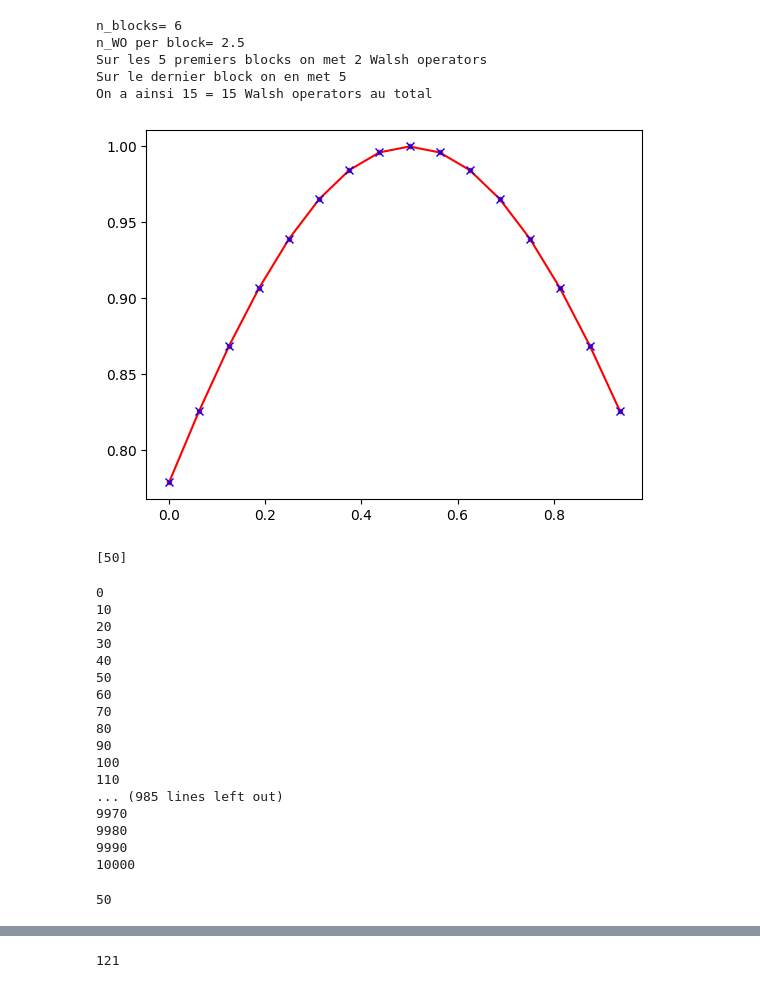
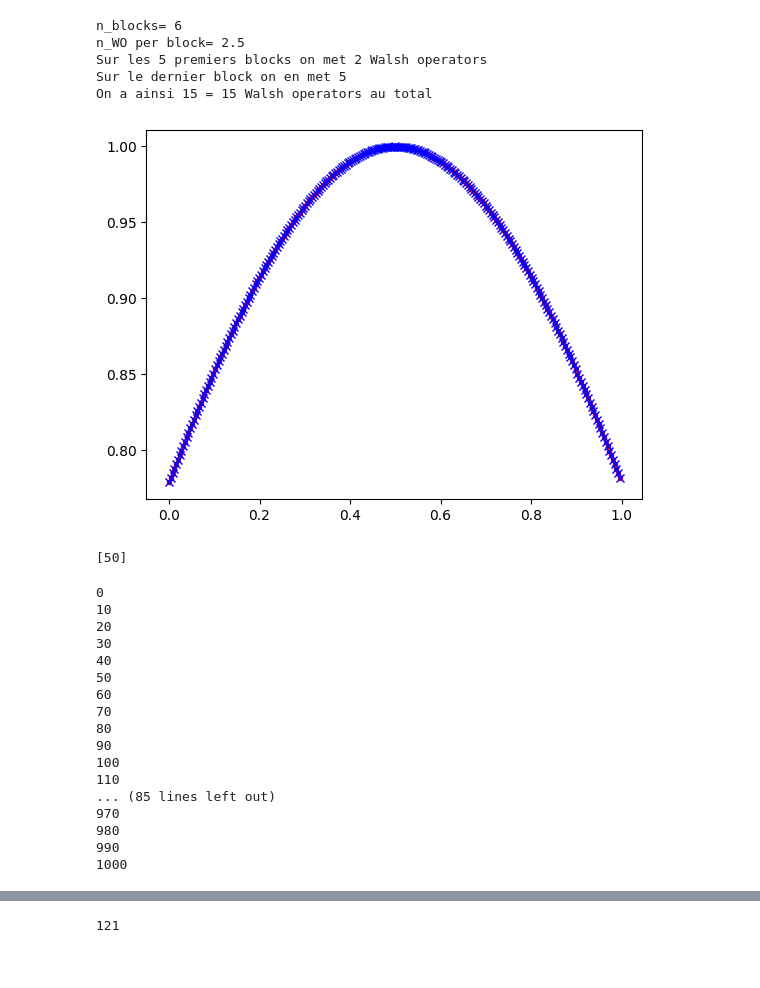
Before and after one commit to ugo-nzongani/Adjustable-depth-quantum-circuit-for-diagonal-unitary-and-QSP, a Jupyter notebook: 2024.ipynb, the cells around one changed output, grey strips where cells are left out. Saved outputs shown, nothing was run; the diff lists cells and outputs as text; code cells hidden in the pictures.

```diff
--- a/2024.ipynb
+++ b/2024.ipynb
@@ -796,4 +796,27 @@ diag.decompose(reps=2).draw('mpl',style='iqx')
 [figure]
 # %% [markdown]
 ## Grey code
+# %%
+def list_walsh_operators(n,f,walsh_coeffs):
+    l = []
+    for k in range(2**n):
+        q = QuantumRegister(n,name='q')
+        qc = QuantumCircuit(q)
+        if k == 0:
+            qc.p(walsh_coeffs[0],q[0])
+            qc.x(q[0])
+            qc.p(walsh_coeffs[0],q[0])
+            qc.x(q[0])
+        else:
+            binary = bin(k)[2:].zfill(0)[::-1]
+            target_qubit = len(binary)-1 # index of the msb of binary
+            for i in range(len(binary)-1):
+                if binary[i] == '1':
+                    qc.cx(q[i],q[target_qubit])
+            qc.append(RZGate(-2*walsh_coeffs[k], label='$R_{'+str(k)+'}$'),[q[target_qubit]])
+            for i in range(len(binary)-1):
+                if binary[i] == '1':
+                    qc.cx(q[i],q[target_qubit])
+        l.append(qc)
+    return l
 # %%
@@ -945,28 +1040,31 @@ On a ainsi 15 = 15 Walsh operators au total
 # %%
 # test
 import qiskit.quantum_info as qi
 import matplotlib.pyplot as plt
 
 def f(x):
     return np.exp(-(x-1/2)**2)
 
-n = 4
-p = 10
+n = 8
+p = 8
 
-diag = adjustable_walsh_grey(n,f,p)
+walsh_coeffs = list_walsh_coeff(f,2**n)
+gray_list = generate_gray_list(n)
+list_walsh_op = list_walsh_operators(n,f,walsh_coeffs)
+diag = adjustable_walsh_grey(n,f,p,walsh_coeffs,gray_list,list_walsh_op)
 
 state = qi.Statevector.from_instruction(diag)
 
 L = np.array(state.data[0:2**n])
 L2 = np.angle(L)
 newL2 = reordering(L2,n,n)
 X = np.array(range(2**n))/2**n
 
 plt.plot(X,newL2,marker='.',c='r')
 plt.plot(X,f(X),marker='x',c='b',linestyle='')
 plt.show()
 # %% [output]
-[figure, old version]
+[figure, new version]
 # %%
 depth
 # %% [output]
@@ -976,24 +1074,22 @@ depth
 n = 10
 walsh_coeffs = [1 for i in range(2**n)]
 gray_list = generate_gray_list(n)
+list_walsh_op = list_walsh_operators(n,f,walsh_coeffs)
 
 depth = []
 x = []
-pmax = n*(2**n-2)
-i = 0
+#pmax = n*(2**n-2)
+pmax = 1000
 for p in range(0,pmax+1,n):
     print(p)
-    qc = adjustable_walsh_grey(n,f,p,walsh_coeffs,gray_list).decompose(reps=2)
+    qc = adjustable_walsh_grey(n,f,p,walsh_coeffs,gray_list,list_walsh_op).decompose(reps=2)
     d = qc.depth()
     x.append(p)
     if p == 0:
         depth.append(d)
-    if d <= depth[i-1]:
-        #x.append(p)
+    else:
+        #depth.append(min(d,depth[-1]))
         depth.append(d)
-    else:
-        depth.append(depth[i-1])
-    i += 1
 # %% [output]
 0
 10
@@ -1007,16 +1103,11 @@ for p in range(0,pmax+1,n):
 90
 100
 110
-... (985 lines left out)
-9970
-9980
-9990
-10000
+... (85 lines left out)
+970
+980
+990
+1000
-# %%
-qc = adjustable_walsh_grey(n,f,n*(2**n-2),walsh_coeffs,gray_list).decompose(reps=2)
-print(qc.depth())
-# %% [output]
-50
 # %%
 fig = plt.figure()
 plt.rcParams.update({
```
Also changed, not shown: parts of 11 cells of this notebook.
